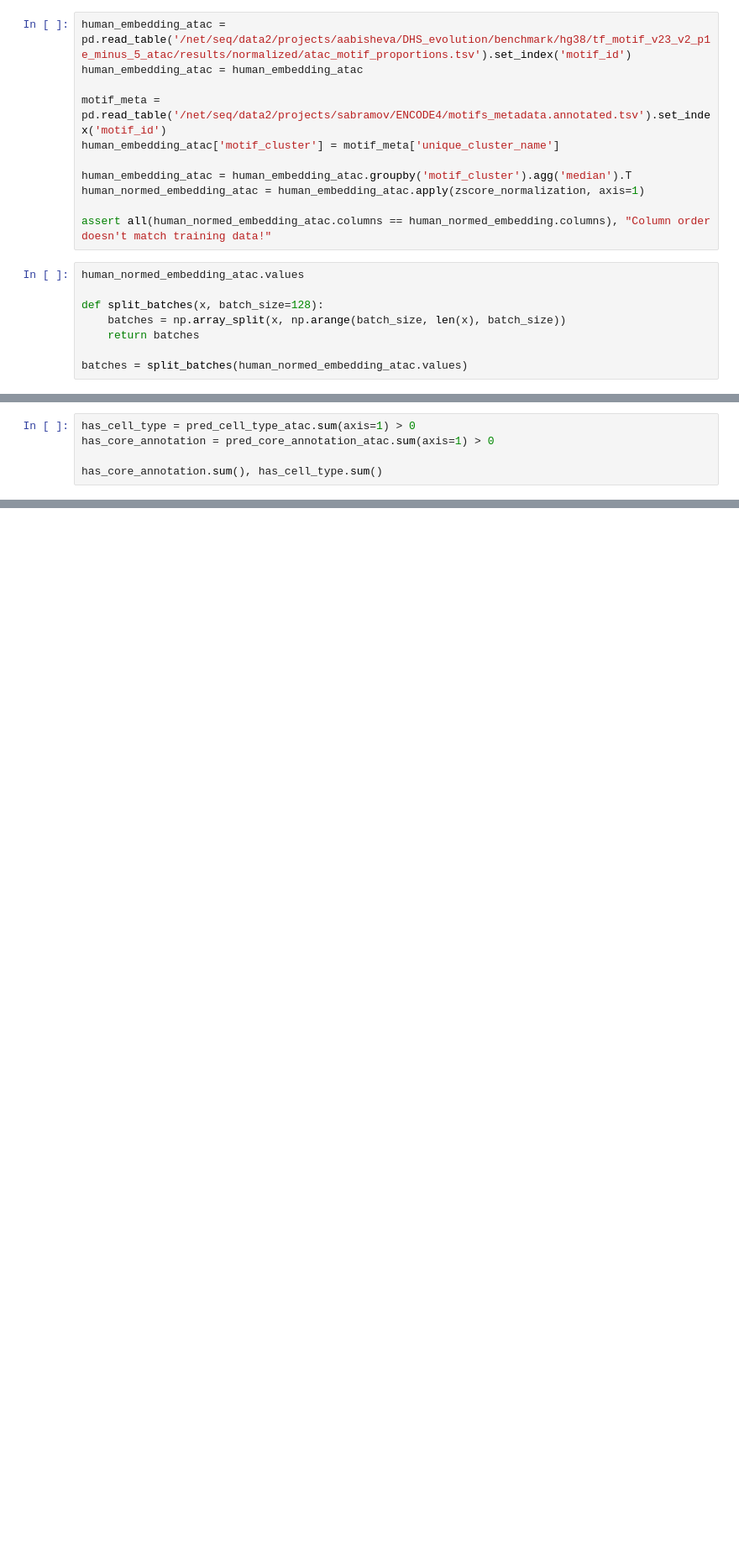
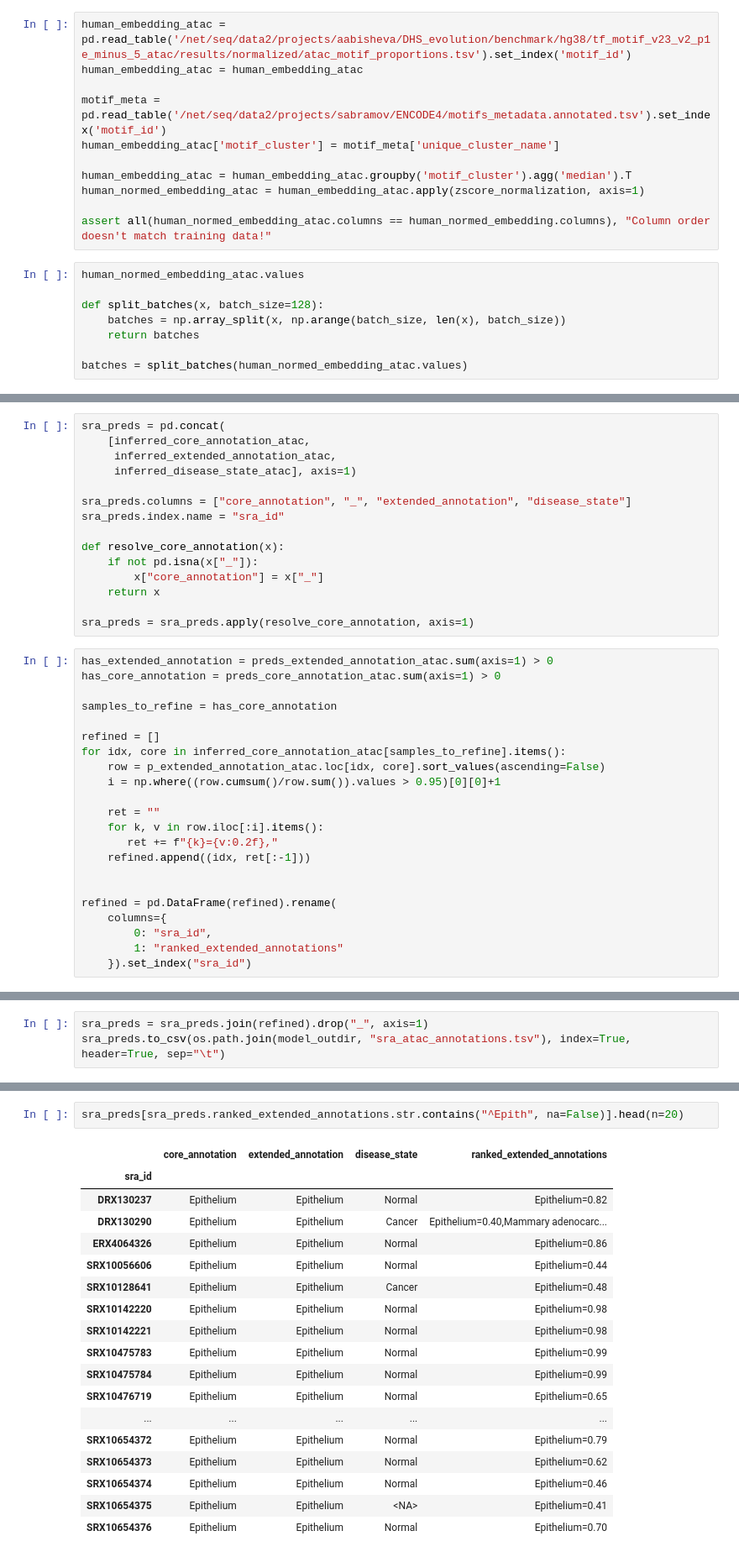
Before and after one commit to vierstralab/vinson, a Jupyter notebook: notebooks/CellTypeInference.ipynb, the cells around one changed output, grey strips where cells are left out. Shown at 84% size. Drawn from its saved outputs; the diff is of its cells as text; blank space fills up the shorter version.

```diff
--- a/notebooks/CellTypeInference.ipynb
+++ b/notebooks/CellTypeInference.ipynb
@@ -424,5 +488,37 @@ dtype: int64
+# %%
+sra_preds = pd.concat(
+    [inferred_core_annotation_atac,
+     inferred_extended_annotation_atac,
+     inferred_disease_state_atac], axis=1)
+
+sra_preds.columns = ["core_annotation", "_", "extended_annotation", "disease_state"]
+sra_preds.index.name = "sra_id"
+
+def resolve_core_annotation(x):
+    if not pd.isna(x["_"]):
+        x["core_annotation"] = x["_"]
+    return x
+
+sra_preds = sra_preds.apply(resolve_core_annotation, axis=1)
 # %%
-has_cell_type = pred_cell_type_atac.sum(axis=1) > 0
-has_core_annotation = pred_core_annotation_atac.sum(axis=1) > 0
+has_extended_annotation = preds_extended_annotation_atac.sum(axis=1) > 0
+has_core_annotation = preds_core_annotation_atac.sum(axis=1) > 0
 
-has_core_annotation.sum(), has_cell_type.sum()
+samples_to_refine = has_core_annotation
+
+refined = []
+for idx, core in inferred_core_annotation_atac[samples_to_refine].items():
+    row = p_extended_annotation_atac.loc[idx, core].sort_values(ascending=False)
+    i = np.where((row.cumsum()/row.sum()).values > 0.95)[0][0]+1
+
+    ret = ""
+    for k, v in row.iloc[:i].items():
+       ret += f"{k}={v:0.2f},"
+    refined.append((idx, ret[:-1]))
+
+
+refined = pd.DataFrame(refined).rename(
+    columns={
+        0: "sra_id",
+        1: "ranked_extended_annotations"
+    }).set_index("sra_id")
@@ -489,0 +525,3 @@ mouse_cell_type_preds.head(n=20)
+# %%
+sra_preds = sra_preds.join(refined).drop("_", axis=1)
+sra_preds.to_csv(os.path.join(model_outdir, "sra_atac_annotations.tsv"), index=True, header=True, sep="\t")
@@ -489,0 +532,21 @@ mouse_cell_type_preds.head(n=20)
+# %%
+sra_preds[sra_preds.ranked_extended_annotations.str.contains("^Epith", na=False)].head(n=20)
+# %% [output]
+|  | core_annotation | extended_annotation | disease_state | ranked_extended_annotations |
+| sra_id |  |  |  |  |
+| DRX130237 | Epithelium | Epithelium | Normal | Epithelium=0.82 |
+| DRX130290 | Epithelium | Epithelium | Cancer | Epithelium=0.40,Mammary adenocarc... |
+| ERX4064326 | Epithelium | Epithelium | Normal | Epithelium=0.86 |
+| SRX10056606 | Epithelium | Epithelium | Normal | Epithelium=0.44 |
+| SRX10128641 | Epithelium | Epithelium | Cancer | Epithelium=0.48 |
+| SRX10142220 | Epithelium | Epithelium | Normal | Epithelium=0.98 |
+| SRX10142221 | Epithelium | Epithelium | Normal | Epithelium=0.98 |
+| SRX10475783 | Epithelium | Epithelium | Normal | Epithelium=0.99 |
+| SRX10475784 | Epithelium | Epithelium | Normal | Epithelium=0.99 |
+| SRX10476719 | Epithelium | Epithelium | Normal | Epithelium=0.65 |
+| ... | ... | ... | ... | ... |
+| SRX10654372 | Epithelium | Epithelium | Normal | Epithelium=0.79 |
+| SRX10654373 | Epithelium | Epithelium | Normal | Epithelium=0.62 |
+| SRX10654374 | Epithelium | Epithelium | Normal | Epithelium=0.46 |
+| SRX10654375 | Epithelium | Epithelium | <NA> | Epithelium=0.41 |
+| SRX10654376 | Epithelium | Epithelium | Normal | Epithelium=0.70 |
```
Also changed, not shown: parts of 53 cells of this notebook, 2 other files.
